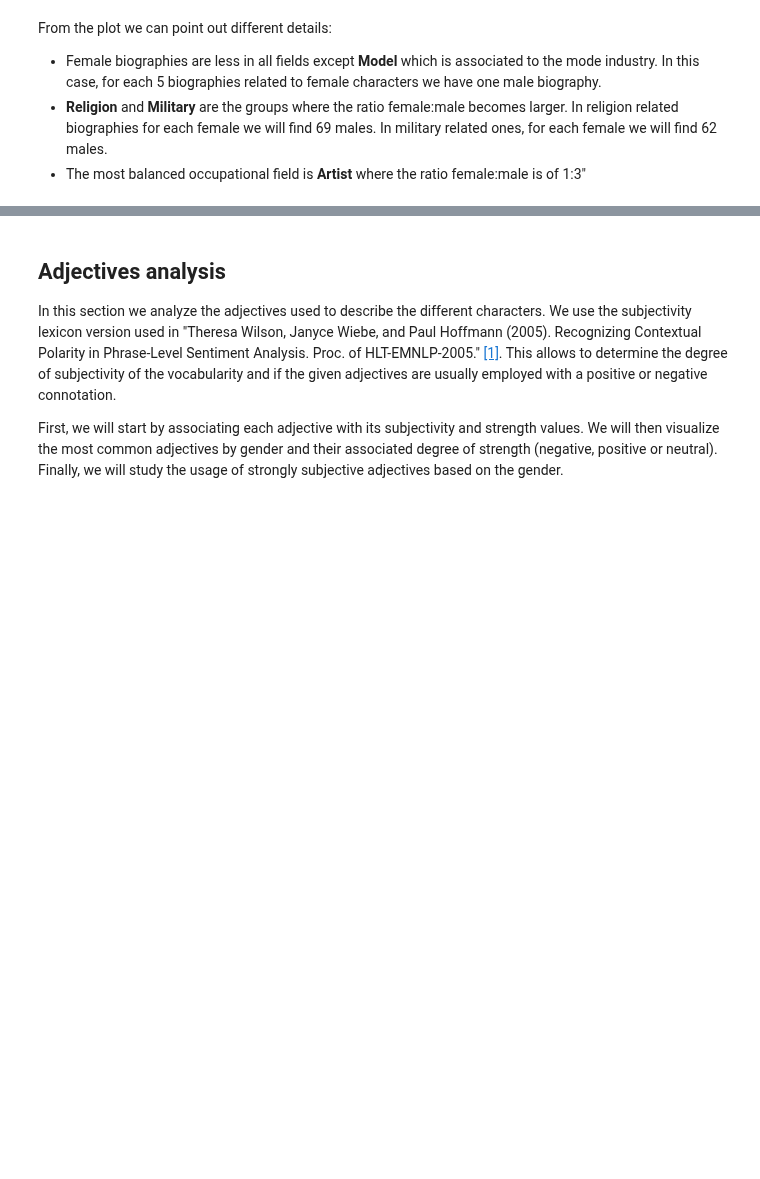
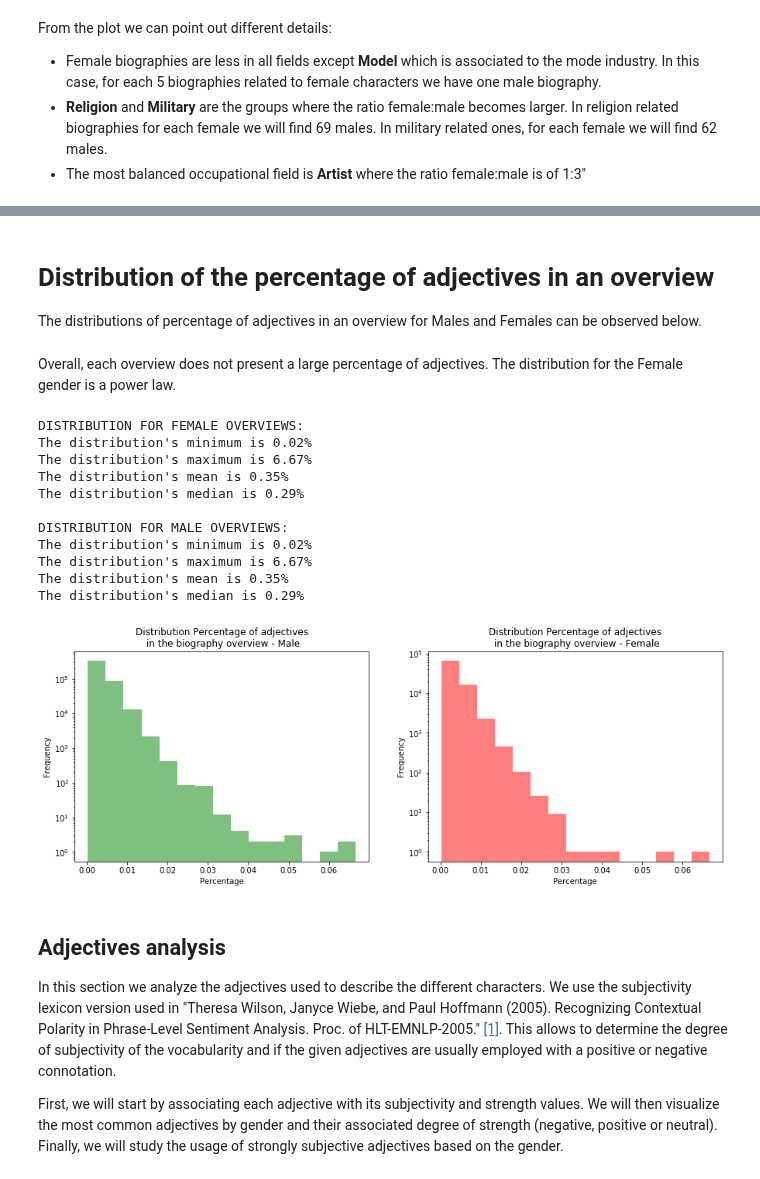
Before and after one commit to natbolon/wiki-gender, a Jupyter notebook: src/Wikipedia_Gender.ipynb, the cells around one changed output, grey strips where cells are left out. Cells and saved outputs as stored; diff of their text form; code cells hidden in the pictures; blank space fills up the shorter version.

```diff
--- a/src/Wikipedia_Gender.ipynb
+++ b/src/Wikipedia_Gender.ipynb
@@ -361,0 +407,3 @@ From the plot we can point out different details:
+# %% [markdown]
+# Distribution of the percentage of adjectives in an overview
+The distributions of percentage of adjectives in an overview for Males and Females can be observed below.
@@ -362,3 +438,68 @@ From the plot we can point out different details:
+# %%
+# Remove punctuation and compute overview's length, adjective's length, and the percentage of adjectives per overview
+df_male = df_male.withColumn('overview', regexp_replace(regexp_replace(df_male['overview'],r'[^\w\s]',''), '\s\s+', ' '))
+df_male = df_male.withColumn('overview_len', tokens_len(df_male['overview']))\
+               .withColumn('adjective_len', tokens_len(df_male['adjectives']))
+df_male = df_male.withColumn('adjective_ratio_overview', df_male['adjective_len']/df_male['overview_len'])
+
+# Query to convert a spark data frame into a pandas data frame, the data frame contains the variables id, overview_len, adjective_len, adjective_ratio_overview
+# Define query
+df_male.registerTempTable("df_male")
+query = """
+SELECT DISTINCT id, overview_len, adjective_len, adjective_ratio_overview
+FROM df_male
+WHERE overview_len>0
+ORDER BY adjective_ratio_overview
+"""
+# Execute query
+ratio_adj_overview_male = spark.sql(query)
+# Convert to pandas
+ratio_adj_overview_male = ratio_adj_overview_male.toPandas()
+# %% [markdown]
+Overall, each overview does not present a large percentage of adjectives. The distribution for the Female gender is a power law.
+# %%
+# Print basic statistics
+print("DISTRIBUTION FOR FEMALE OVERVIEWS:")
+print("The distribution's minimum is {0:.2f}%".format(np.min(ratio_adj_overview_fem['adjective_ratio_overview']*100)))
+print("The distribution's maximum is {0:.2f}%".format(np.max(ratio_adj_overview_fem['adjective_ratio_overview']*100)))
+print("The distribution's mean is {0:.2f}%".format(np.mean(ratio_adj_overview_fem['adjective_ratio_overview']*100)))
+print("The distribution's median is {0:.2f}%".format(np.median(ratio_adj_overview_fem['adjective_ratio_overview']*100)))
+
+print("\nDISTRIBUTION FOR MALE OVERVIEWS:")
+print("The distribution's minimum is {0:.2f}%".format(np.min(ratio_adj_overview_male['adjective_ratio_overview']*100)))
+print("The distribution's maximum is {0:.2f}%".format(np.max(ratio_adj_overview_male['adjective_ratio_overview']*100)))
+print("The distribution's mean is {0:.2f}%".format(np.mean(ratio_adj_overview_male['adjective_ratio_overview']*100)))
+print("The distribution's median is {0:.2f}%".format(np.median(ratio_adj_overview_male['adjective_ratio_overview']*100)))
+
+# Plot the histogram of the feature
+fig, ax = plt.subplots(1,2,figsize=(15,5))
+ax[0].hist(ratio_adj_overview_male['adjective_ratio_overview'], bins = 15, color = 'green', alpha=0.5)
+ax[1].hist(ratio_adj_overview_fem['adjective_ratio_overview'], bins = 15, color = 'red', alpha=0.5)
+
+# Tunning the plot
+# Setting title, x and y labels
+ax[0].set_title('Distribution Percentage of adjectives\n in the biography overview - Male')
+ax[0].set_xlabel('Percentage')
+ax[0].set_ylabel('Frequency')
+ax[1].set_title('Distribution Percentage of adjectives\n in the biography overview - Female')
+ax[1].set_xlabel('Percentage')
+ax[1].set_ylabel('Frequency')
+
+ax[0].set_yscale('log')
+ax[1].set_yscale('log')
+# %% [output]
+DISTRIBUTION FOR FEMALE OVERVIEWS:
+The distribution's minimum is 0.02%
+The distribution's maximum is 6.67%
+The distribution's mean is 0.35%
+The distribution's median is 0.29%
+
+DISTRIBUTION FOR MALE OVERVIEWS:
+The distribution's minimum is 0.02%
+The distribution's maximum is 6.67%
+The distribution's mean is 0.35%
+The distribution's median is 0.29%
+[figure, added]
 # %% [markdown]
 ## Adjectives analysis
 
```
Also changed, not shown: parts of 23 cells of this notebook.
